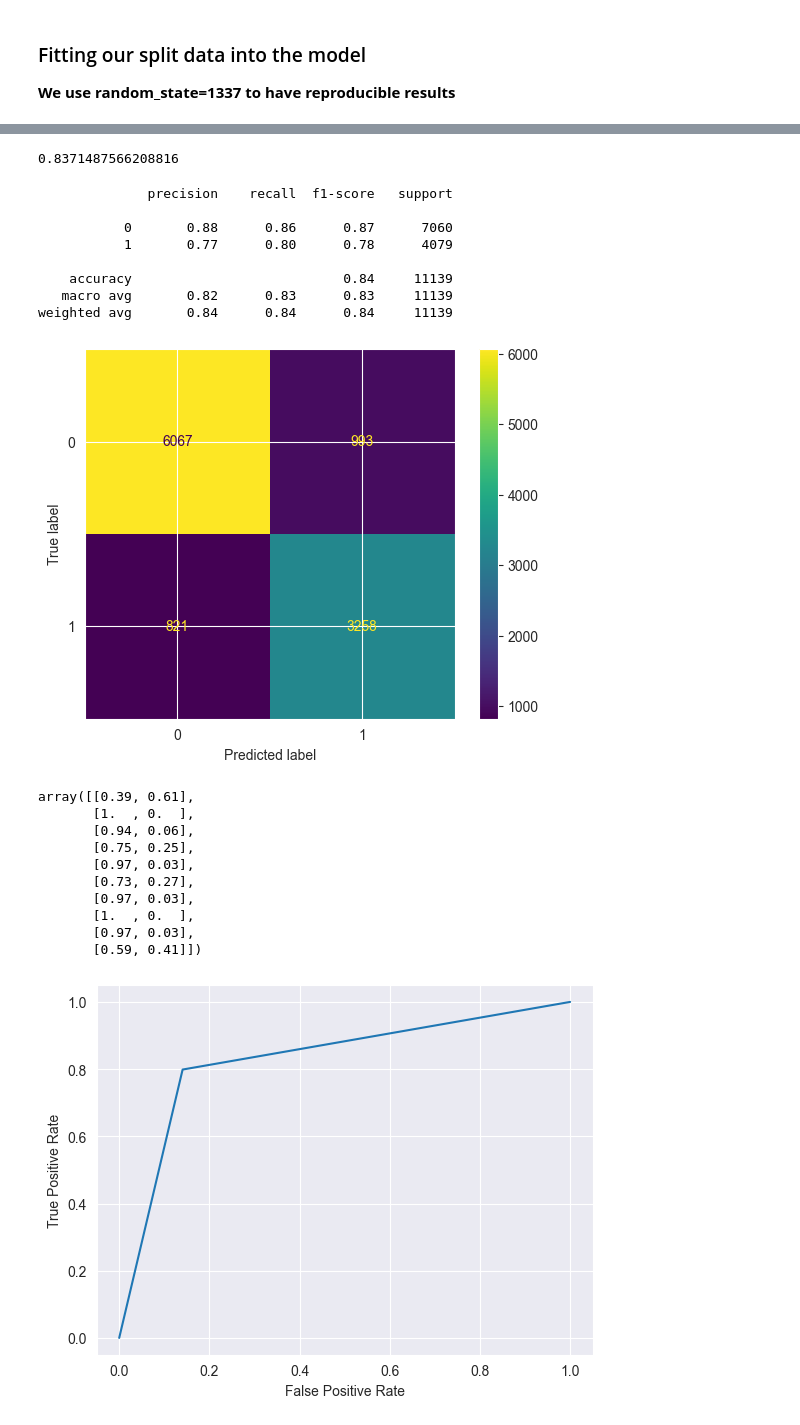
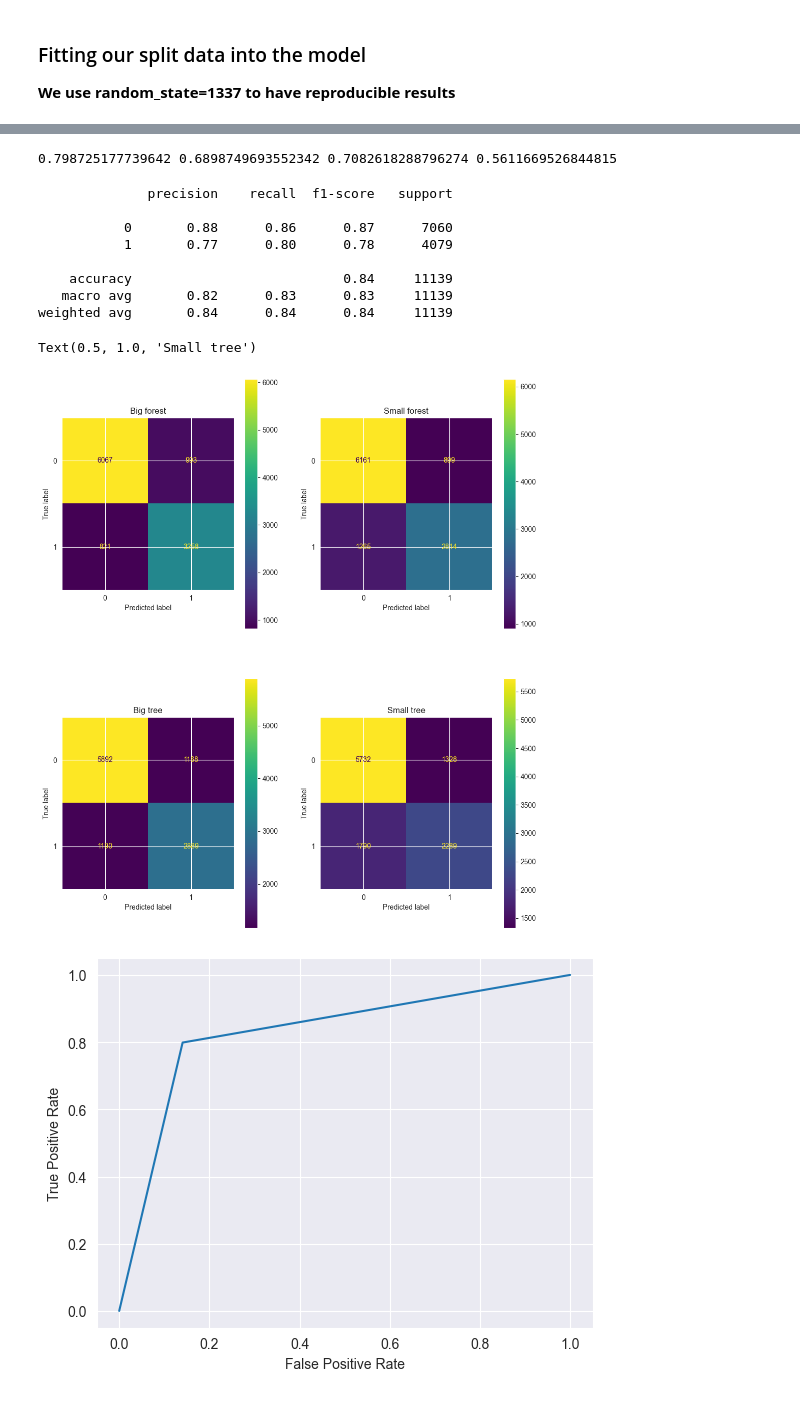
Before and after one commit to balooooooooo/machine_learning_1_coursework, a Jupyter notebook: modelling.ipynb, the cells around one changed output, grey strips where cells are left out. Cells and saved outputs as stored; diff of their text form; code cells hidden in the pictures.

```diff
--- a/modelling.ipynb
+++ b/modelling.ipynb
@@ -48,6 +47,11 @@ X_train
 # %% [markdown]
 ### Fitting our split data into the model
 **We use random_state=1337 to have reproducible results**
+# %%
+forest_small = RandomForestClassifier(random_state=1337, n_estimators=10)
+forest_small.fit(X_train, Y_train)
+predictions_forest_small = forest_small.predict(X_test)
 # %%
-model = RandomForestClassifier(random_state=1337,n_estimators = 100)
-model.fit(X_train, Y_train)
+forest_big = RandomForestClassifier(random_state=1337,n_estimators = 100)
+forest_big.fit(X_train, Y_train)
+predictions_forest_big = forest_big.predict(X_test)
@@ -56 +58,9 @@ RandomForestClassifier(random_state=1337)
+# %%
+decision_tree_small = DecisionTreeClassifier(max_depth = 3)
+tree_small_model = decision_tree_small.fit(X_train, Y_train)
+predictions_tree_small = tree_small_model.predict(X_test)
+# %%
+decision_tree_big = DecisionTreeClassifier()
+tree_big_model = decision_tree_big.fit(X_train, Y_train)
+predictions_tree_big = tree_big_model.predict(X_test)
 # %% [markdown]
@@ -79,6 +68,9 @@ dtype: int64
-# %%
-predictions = model.predict(X_test)
-accuracy_score(Y_test, predictions)
-# %% [output]
-0.8371487566208816
+# %%
+recall_forest_big = recall_score(Y_test, predictions_forest_big)
+recall_forest_small = recall_score(Y_test, predictions_forest_small)
+recall_tree_big = recall_score(Y_test, predictions_tree_big)
+recall_tree_small = recall_score(Y_test, predictions_tree_small)
+print(recall_forest_big,recall_forest_small,recall_tree_big,recall_tree_small)
+# %% [output]
+0.798725177739642 0.6898749693552342 0.7082618288796274 0.5611669526844815
 # %%
@@ -93,22 +85,21 @@ print(report)
     accuracy                           0.84     11139
    macro avg       0.82      0.83      0.83     11139
 weighted avg       0.84      0.84      0.84     11139
-# %%
-confmatrix=confusion_matrix(Y_test, predictions)
-cm_display = ConfusionMatrixDisplay(confmatrix).plot()
-# %% [output]
-[figure, removed]
-# %%
-model.predict_proba(X_test.iloc[0:10])
-# %% [output]
-array([[0.39, 0.61],
-       [1.  , 0.  ],
-       [0.94, 0.06],
-       [0.75, 0.25],
-       [0.97, 0.03],
-       [0.73, 0.27],
-       [0.97, 0.03],
-       [1.  , 0.  ],
-       [0.97, 0.03],
-       [0.59, 0.41]])
+# %%
+fig, axs = plt.subplots(2, 2, squeeze=False, figsize=(12, 14))
+confmatrix=confusion_matrix(Y_test, predictions_forest_big)
+cm_display = ConfusionMatrixDisplay(confmatrix).plot(ax=axs[0, 0])
+axs[0, 0].set_title('Big forest')
+confmatrix=confusion_matrix(Y_test, predictions_forest_small)
+cm_display = ConfusionMatrixDisplay(confmatrix).plot(ax=axs[0, 1])
+axs[0, 1].set_title('Small forest')
+confmatrix=confusion_matrix(Y_test, predictions_tree_big)
+cm_display = ConfusionMatrixDisplay(confmatrix).plot(ax=axs[1, 0])
+axs[1, 0].set_title('Big tree')
+confmatrix=confusion_matrix(Y_test, predictions_tree_small)
+cm_display = ConfusionMatrixDisplay(confmatrix).plot(ax=axs[1, 1])
+axs[1, 1].set_title('Small tree')
+# %% [output]
+Text(0.5, 1.0, 'Small tree')
+[figure, added]
 # %%
```
Also changed, not shown: parts of 14 cells of this notebook.
